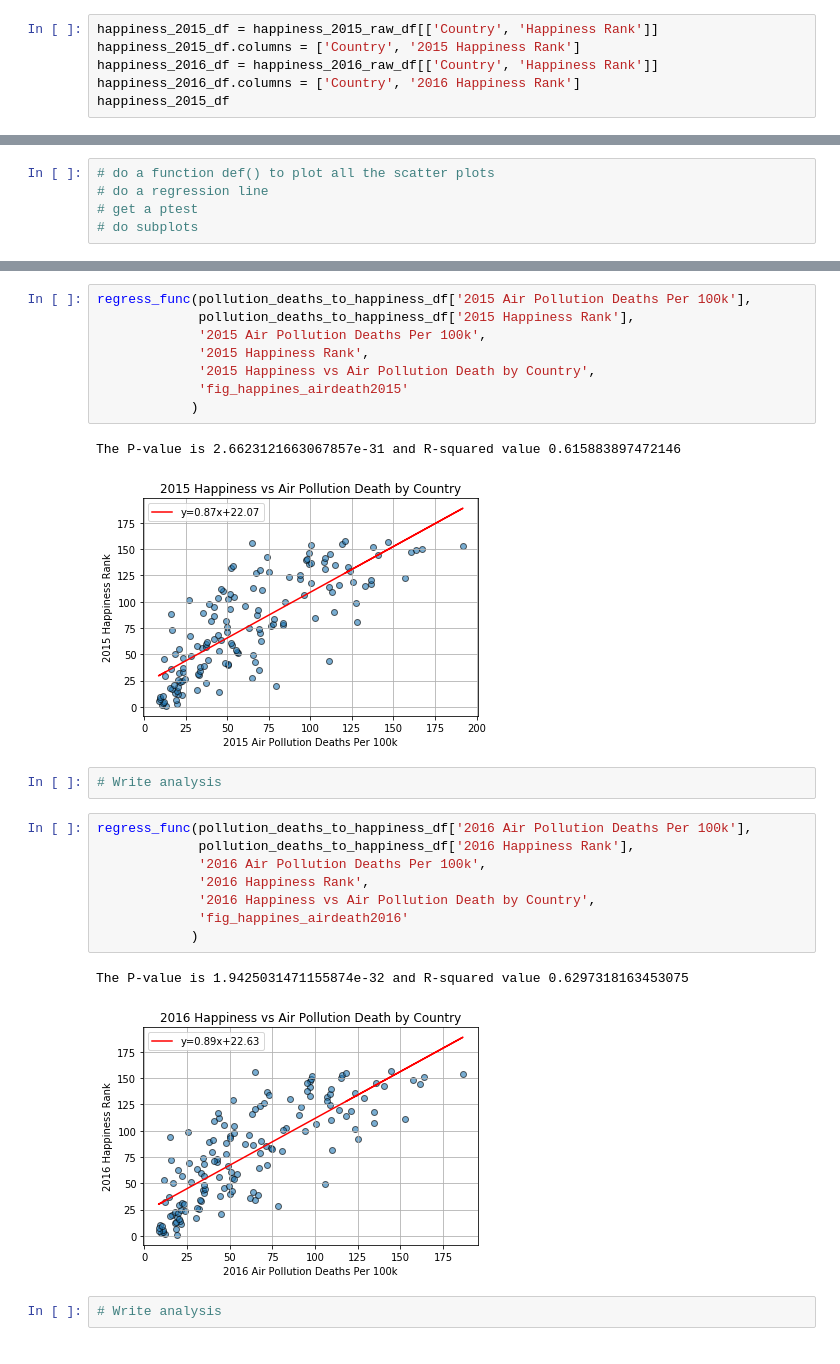
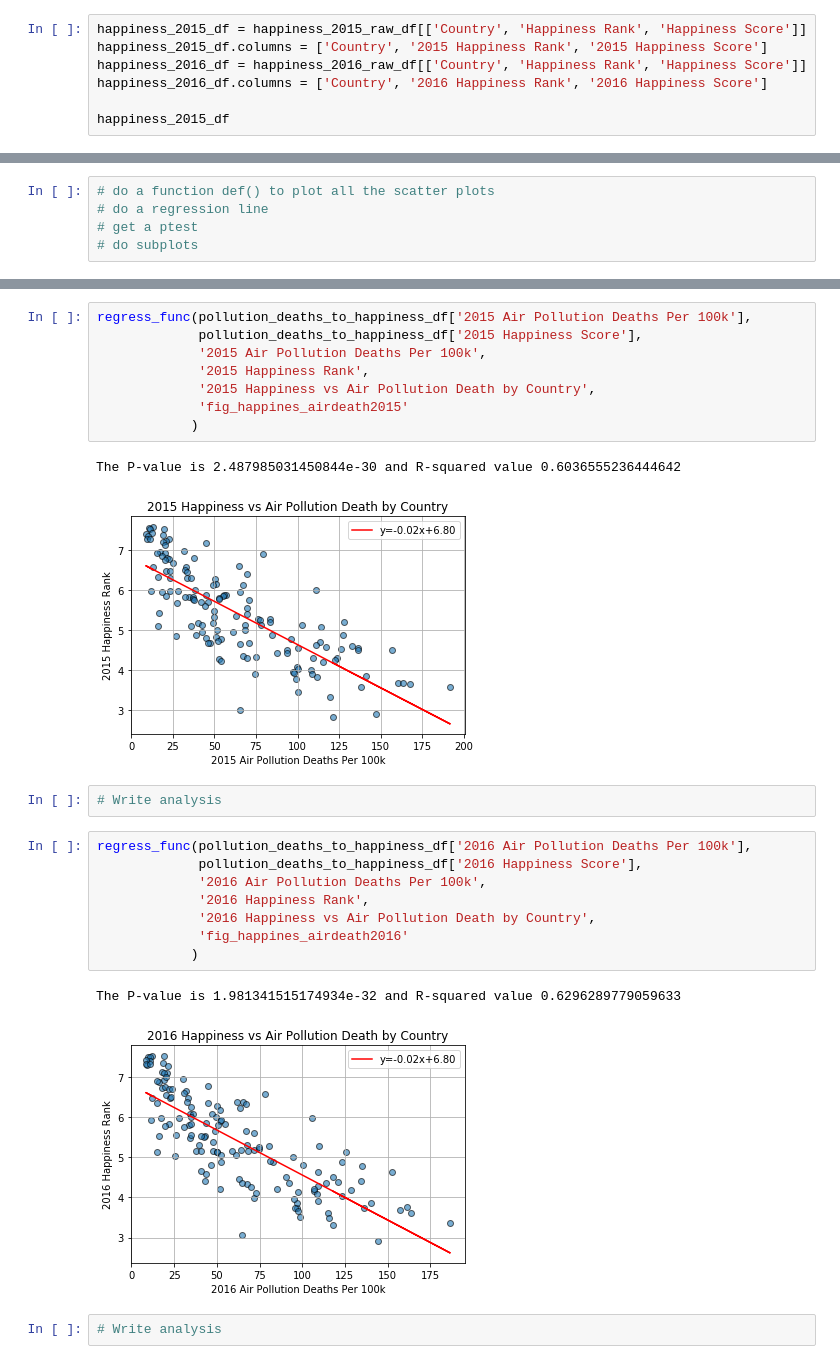
Before and after one commit to jaysueno/Group_Good_Guys, a Jupyter notebook: jay_folder/jay_air_quality.ipynb, the cells around one changed output, grey strips where cells are left out. Cells and saved outputs as stored; diff of their text form.

Commit message:
fixed plots. output graphs and .csv of country lat/lon.

```diff
--- a/jay_folder/jay_air_quality.ipynb
+++ b/jay_folder/jay_air_quality.ipynb
@@ -147,9 +163,10 @@ air_quality_df
 # %%
 air_quality_df.to_csv('jay_pollution_deaths.csv')
 # %%
-happiness_2015_df = happiness_2015_raw_df[['Country', 'Happiness Rank']]
-happiness_2015_df.columns = ['Country', '2015 Happiness Rank']
-happiness_2016_df = happiness_2016_raw_df[['Country', 'Happiness Rank']]
-happiness_2016_df.columns = ['Country', '2016 Happiness Rank']
+happiness_2015_df = happiness_2015_raw_df[['Country', 'Happiness Rank', 'Happiness Score']]
+happiness_2015_df.columns = ['Country', '2015 Happiness Rank', '2015 Happiness Score']
+happiness_2016_df = happiness_2016_raw_df[['Country', 'Happiness Rank', 'Happiness Score']]
+happiness_2016_df.columns = ['Country', '2016 Happiness Rank', '2016 Happiness Score']
+
 happiness_2015_df
 # %% [output]
@@ -243,27 +259,27 @@ def regress_func(x_axis, y_axis, xlabel, ylabel, table_name, fig_name):
 # %%
 regress_func(pollution_deaths_to_happiness_df['2015 Air Pollution Deaths Per 100k'],
-             pollution_deaths_to_happiness_df['2015 Happiness Rank'],
+             pollution_deaths_to_happiness_df['2015 Happiness Score'],
              '2015 Air Pollution Deaths Per 100k',
              '2015 Happiness Rank',
              '2015 Happiness vs Air Pollution Death by Country',
              'fig_happines_airdeath2015'
             )
 # %% [output]
-The P-value is 2.6623121663067857e-31 and R-squared value 0.615883897472146
+The P-value is 2.487985031450844e-30 and R-squared value 0.6036555236444642
-[figure, old version]
+[figure, new version]
 # %%
 # Write analysis
 # %%
 regress_func(pollution_deaths_to_happiness_df['2016 Air Pollution Deaths Per 100k'],
-             pollution_deaths_to_happiness_df['2016 Happiness Rank'],
+             pollution_deaths_to_happiness_df['2016 Happiness Score'],
              '2016 Air Pollution Deaths Per 100k',
              '2016 Happiness Rank',
              '2016 Happiness vs Air Pollution Death by Country',
              'fig_happines_airdeath2016'
             )
 # %% [output]
-The P-value is 1.9425031471155874e-32 and R-squared value 0.6297318163453075
+The P-value is 1.981341515174934e-32 and R-squared value 0.6296289779059633
-[figure, old version]
+[figure, new version]
 # %%
 # Write analysis
 # %%
```
Also changed, not shown: parts of 8 cells of this notebook, 3 other files.
